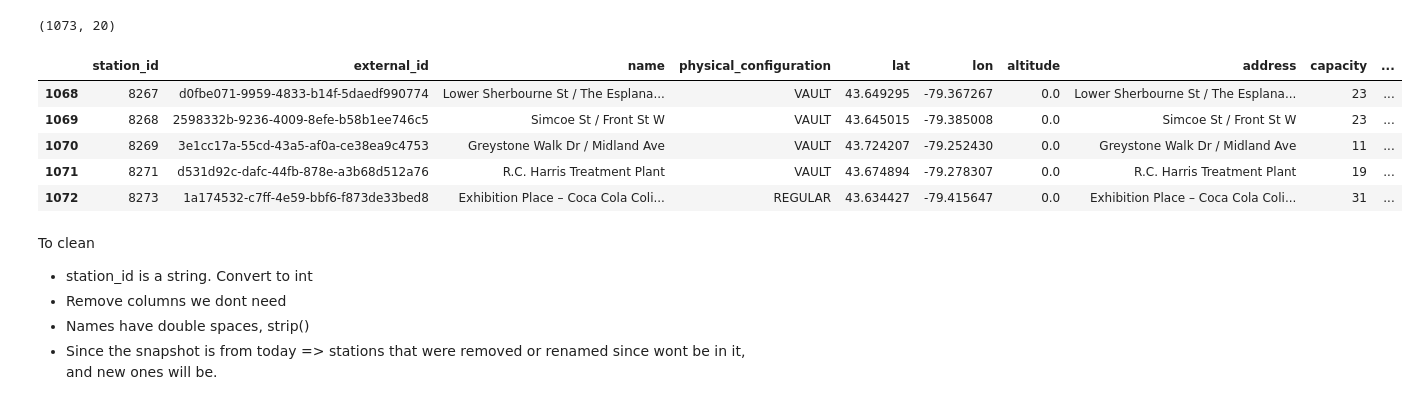
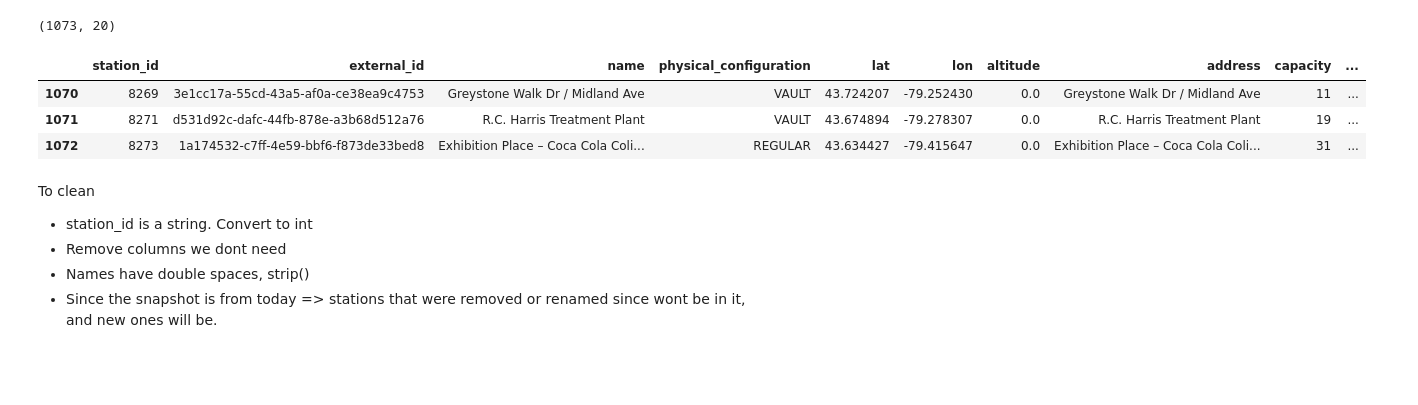
Before and after one commit to pprateekk/bikeshare-toronto-data-model, a Jupyter notebook: explore_data.ipynb, the cells around one changed output. Saved outputs shown, nothing was run; the diff lists cells and outputs as text; code cells hidden in the pictures; blank space fills up the shorter version.

```diff
--- a/explore_data.ipynb
+++ b/explore_data.ipynb
@@ -365,11 +344,9 @@ stations_raw.shape
 # %% [output]
 (1073, 20)
 # %%
-stations_raw.tail()
+stations_raw.tail(3)
 # %% [output]
 |  | station_id | external_id | name | physical_configuration | lat | lon | altitude | address | capacity | ... |
-| 1068 | 8267 | d0fbe071-9959-4833-b14f-5daedf990774 | Lower Sherbourne St / The Esplana... | VAULT | 43.649295 | -79.367267 | 0.0 | Lower Sherbourne St / The Esplana... | 23 | ... |
-| 1069 | 8268 | 2598332b-9236-4009-8efe-b58b1ee746c5 | Simcoe St / Front St W | VAULT | 43.645015 | -79.385008 | 0.0 | Simcoe St / Front St W | 23 | ... |
 | 1070 | 8269 | 3e1cc17a-55cd-43a5-af0a-ce38ea9c4753 | Greystone Walk Dr / Midland Ave | VAULT | 43.724207 | -79.252430 | 0.0 | Greystone Walk Dr / Midland Ave | 11 | ... |
 | 1071 | 8271 | d531d92c-dafc-44fb-878e-a3b68d512a76 | R.C. Harris Treatment Plant | VAULT | 43.674894 | -79.278307 | 0.0 | R.C. Harris Treatment Plant | 19 | ... |
 | 1072 | 8273 | 1a174532-c7ff-4e59-bbf6-f873de33bed8 | Exhibition Place – Coca Cola Coli... | REGULAR | 43.634427 | -79.415647 | 0.0 | Exhibition Place – Coca Cola Coli... | 31 | ... |
```
Also changed, not shown: parts of 11 cells of this notebook.
